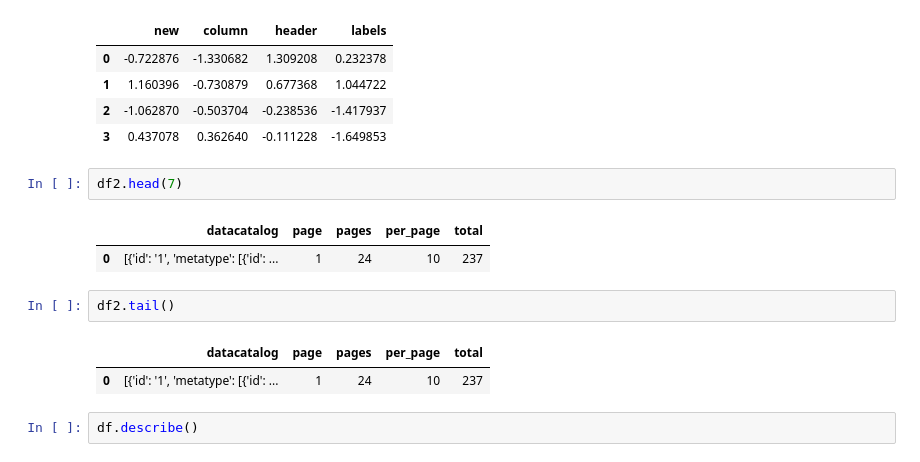
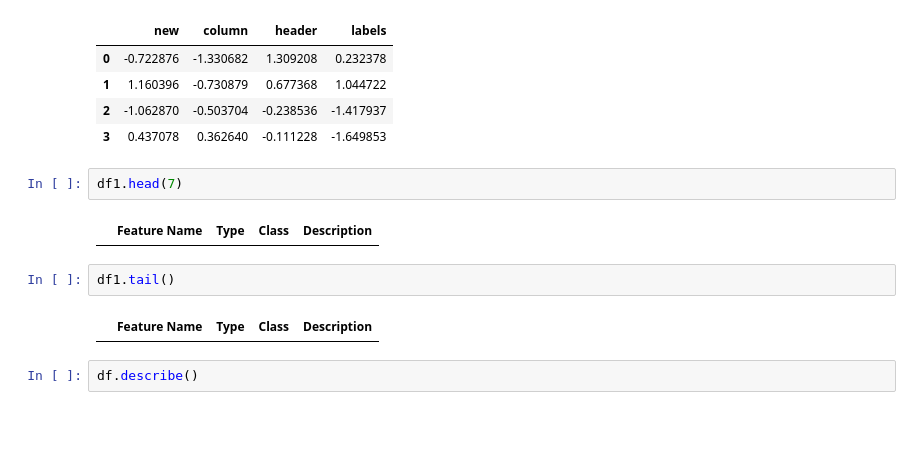
Before and after one commit to tsaomao/edX--MSDS-Curriculum--DAT210x, a Jupyter notebook: Module2/Module 2 - Lectures.ipynb, the cells around one changed output. Drawn from its saved outputs; the diff is of its cells as text; blank space fills up the shorter version.

```diff
--- a/Module2/Module 2 - Lectures.ipynb
+++ b/Module2/Module 2 - Lectures.ipynb
@@ -57,15 +56,13 @@ df
 | 2 | -1.062870 | -0.503704 | -0.238536 | -1.417937 |
 | 3 | 0.437078 | 0.362640 | -0.111228 | -1.649853 |
 # %%
-df2.head(7)
+df1.head(7)
 # %% [output]
-|  | datacatalog | page | pages | per_page | total |
-| 0 | [{'id': '1', 'metatype': [{'id': ... | 1 | 24 | 10 | 237 |
+|  | Feature Name | Type | Class | Description |
 # %%
-df2.tail()
+df1.tail()
 # %% [output]
-|  | datacatalog | page | pages | per_page | total |
-| 0 | [{'id': '1', 'metatype': [{'id': ... | 1 | 24 | 10 | 237 |
+|  | Feature Name | Type | Class | Description |
 # %%
 df.describe()
 # %% [output]
```
Also changed, not shown: parts of 6 cells of this notebook, 1 other file.
